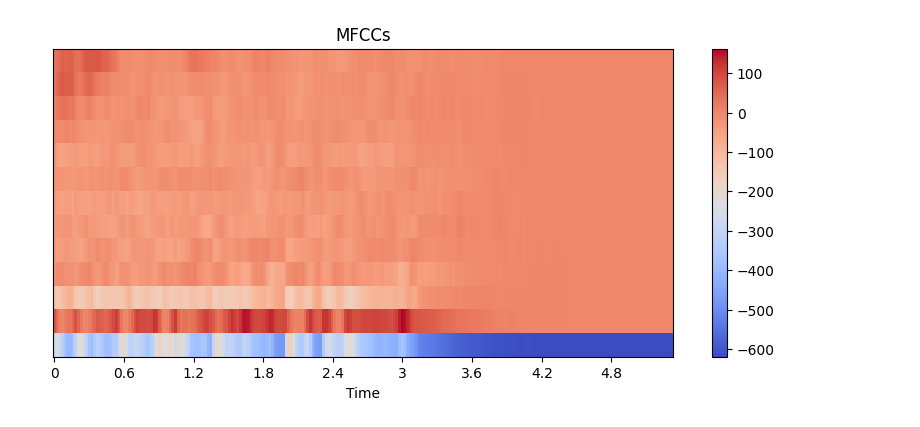
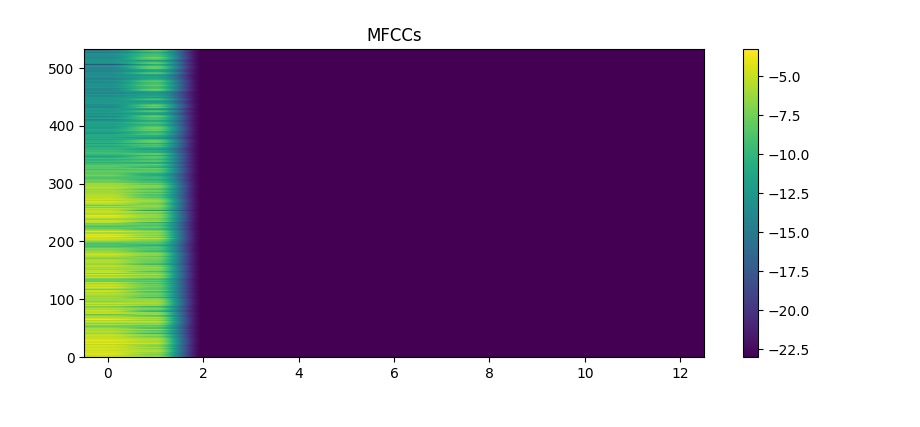
Before and after one commit to dzakyadlh/Fast-Fourier-Transform, a Jupyter notebook: mfcc.ipynb, the cells around one changed output. Drawn from its saved outputs; the diff is of its cells as text; code cells hidden in the pictures.

Commit message:
update, finishing mfcc

```diff
--- a/mfcc.ipynb
+++ b/mfcc.ipynb
@@ -9,13 +55,12 @@ y, sr = librosa.load(audio_file)
 # %%
-
 # Compute MFCCs
-mfccs = librosa.feature.mfcc(y=y, sr=sr, n_mfcc=13)
+mfccs = calculate_mfcc(y, sr)
 # %%
 # Display the MFCCs
 plt.figure(figsize=(10, 4))
-librosa.display.specshow(mfccs, x_axis='time')
+plt.imshow(mfccs, cmap='viridis', origin='lower', aspect='auto')
 plt.colorbar()
 plt.title('MFCCs')
 plt.show()
 # %% [output]
-[figure, old version]
+[figure, new version]
```
Also changed, not shown: parts of 3 cells of this notebook, 2 other files.
